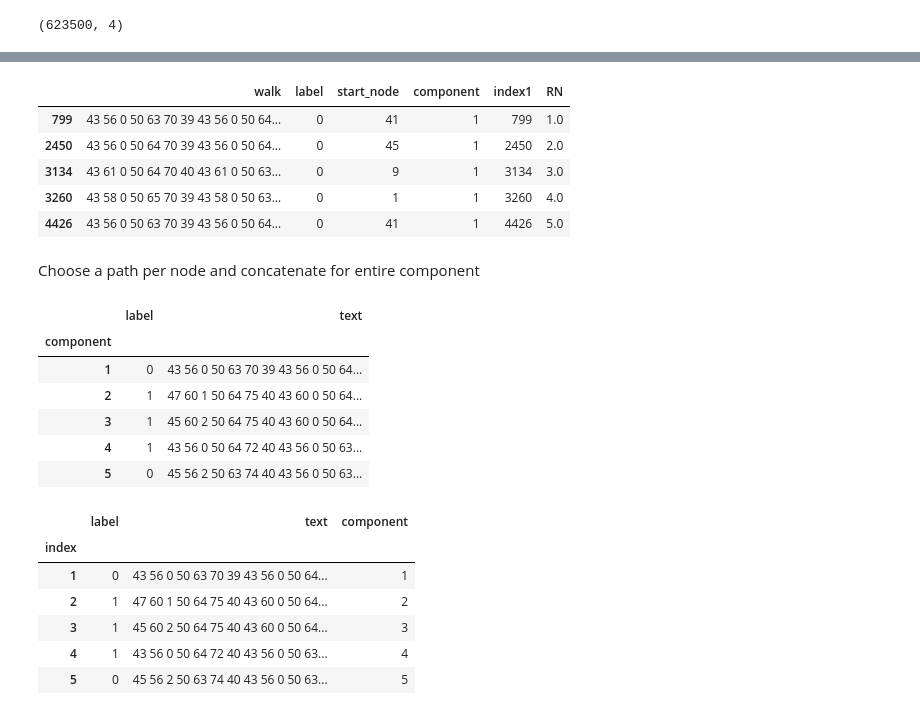
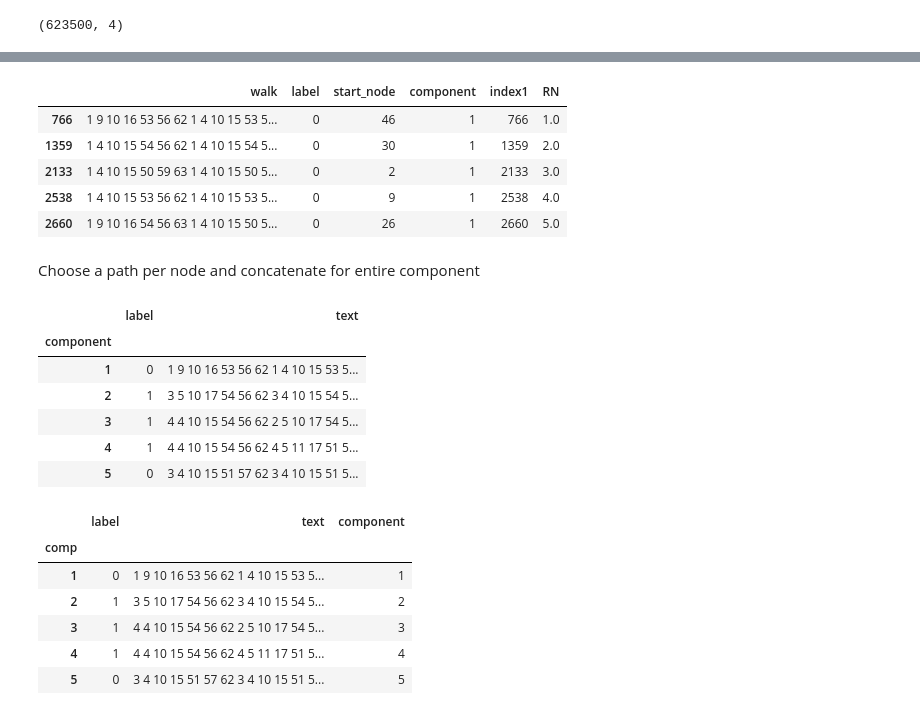
Before and after one commit to dtylor/WalkRNN, a Jupyter notebook: GraphLM_walk_AIDS.ipynb, the cells around one changed output, grey strips where cells are left out. Saved outputs shown, nothing was run; the diff lists cells and outputs as text; code cells hidden in the pictures.

```diff
--- a/GraphLM_walk_AIDS.ipynb
+++ b/GraphLM_walk_AIDS.ipynb
@@ -28,4 +73,6 @@ Once installed, re-run this utility to get the additional information
 # %%
+from utilities import load_graph_kernel_graph, load_graph_kernel_labels
+
 node_mappings = [{
         0:       "C",
         1:       "O",
@@ -66,3 +113,8 @@ node_mappings = [{
         36:      "Ni",
         37:      "Tb"
 }]
+
+label_maps={"node_labels": node_mappings}
+
+G = load_graph_kernel_graph("./AIDS", mappings=label_maps)
+y = load_graph_kernel_labels("./AIDS")
@@ -91,0 +130,2 @@ Omitting graph 1798 with node count: 3 < 4
+# %%
+newGraph, pca, kmeans = get_structural_signatures(G)
@@ -92,5 +150,5 @@ Omitting graph 1798 with node count: 3 < 4
 # %%
-walks = walk_as_string(b[0], componentLabels = y, params={'num_walks': 20, 'walk_length': 30})
+walks = walk_as_string(newGraph, componentLabels = y)
 # %% [output]
 Walk iteration:
 ('1', '/', '20')
@@ -226,18 +314,19 @@ learn.save_encoder('fine_tuned_enc3')
 # %%
 df = walks.sample(frac=1).reset_index(drop=True)
 df['index1']=df.index
-
+#g = df.groupby('node')
 g = df.groupby('component')
 df['RN'] = g['index1'].rank(method='min')
-
+#df[(df['RN']==1.0) & (df['component']=='1')].head()
 df[df['component']==1].head()
+#df.head()
 # %% [output]
 |  | walk | label | start_node | component | index1 | RN |
-| 799 | 43 56 0 50 63 70 39 43 56 0 50 64... | 0 | 41 | 1 | 799 | 1.0 |
-| 2450 | 43 56 0 50 64 70 39 43 56 0 50 64... | 0 | 45 | 1 | 2450 | 2.0 |
-| 3134 | 43 61 0 50 64 70 40 43 61 0 50 63... | 0 | 9 | 1 | 3134 | 3.0 |
-| 3260 | 43 58 0 50 65 70 39 43 58 0 50 63... | 0 | 1 | 1 | 3260 | 4.0 |
-| 4426 | 43 56 0 50 63 70 39 43 56 0 50 64... | 0 | 41 | 1 | 4426 | 5.0 |
+| 766 | 1 9 10 16 53 56 62 1 4 10 15 53 5... | 0 | 46 | 1 | 766 | 1.0 |
+| 1359 | 1 4 10 15 54 56 62 1 4 10 15 54 5... | 0 | 30 | 1 | 1359 | 2.0 |
+| 2133 | 1 4 10 15 50 59 63 1 4 10 15 50 5... | 0 | 2 | 1 | 2133 | 3.0 |
+| 2538 | 1 4 10 15 53 56 62 1 4 10 15 53 5... | 0 | 9 | 1 | 2538 | 4.0 |
+| 2660 | 1 9 10 16 54 56 63 1 4 10 15 50 5... | 0 | 26 | 1 | 2660 | 5.0 |
 # %% [markdown]
 Choose a path per node and concatenate for entire component
 # %%
@@ -245,28 +334,28 @@ df.groupby('component')['walk'].apply(lambda x: ', '.join(x))
 
 def f(x):
      return Series(dict(label = x['label'].min(), text =  ', '.join(x['walk'])))
-df_text_comp = df[(df['RN']<=8.0)].groupby('component').apply(f)
+df_text_comp = df[(df['RN']<=6.0)].groupby('component').apply(f)
 df_text_comp.head()
 # %% [output]
 |  | label | text |
 | component |  |  |
-| 1 | 0 | 43 56 0 50 63 70 39 43 56 0 50 64... |
-| 2 | 1 | 47 60 1 50 64 75 40 43 60 0 50 64... |
-| 3 | 1 | 45 60 2 50 64 75 40 43 60 0 50 64... |
-| 4 | 1 | 43 56 0 50 64 72 40 43 56 0 50 63... |
-| 5 | 0 | 45 56 2 50 63 74 40 43 56 0 50 63... |
+| 1 | 0 | 1 9 10 16 53 56 62 1 4 10 15 53 5... |
+| 2 | 1 | 3 5 10 17 54 56 62 3 4 10 15 54 5... |
+| 3 | 1 | 4 4 10 15 54 56 62 2 5 10 17 54 5... |
+| 4 | 1 | 4 4 10 15 54 56 62 4 5 11 17 51 5... |
+| 5 | 0 | 3 4 10 15 51 57 62 3 4 10 15 51 5... |
 # %%
 df_text_comp['component']= df_text_comp.index
-df_text_comp.index.names = ['index']
+df_text_comp.index.names = ['comp']
 df_text_comp.head()
 # %% [output]
 |  | label | text | component |
-| index |  |  |  |
-| 1 | 0 | 43 56 0 50 63 70 39 43 56 0 50 64... | 1 |
-| 2 | 1 | 47 60 1 50 64 75 40 43 60 0 50 64... | 2 |
-| 3 | 1 | 45 60 2 50 64 75 40 43 60 0 50 64... | 3 |
-| 4 | 1 | 43 56 0 50 64 72 40 43 56 0 50 63... | 4 |
-| 5 | 0 | 45 56 2 50 63 74 40 43 56 0 50 63... | 5 |
+| comp |  |  |  |
+| 1 | 0 | 1 9 10 16 53 56 62 1 4 10 15 53 5... | 1 |
+| 2 | 1 | 3 5 10 17 54 56 62 3 4 10 15 54 5... | 2 |
+| 3 | 1 | 4 4 10 15 54 56 62 2 5 10 17 54 5... | 3 |
+| 4 | 1 | 4 4 10 15 54 56 62 4 5 11 17 51 5... | 4 |
+| 5 | 0 | 3 4 10 15 51 57 62 3 4 10 15 51 5... | 5 |
 # %%
 train = pd.merge(df_text_comp, train_tmp, on='component', sort=False)
 test =  pd.merge(df_text_comp, test_tmp, on='component', sort=False)
```
Also changed, not shown: parts of 57 cells of this notebook.
